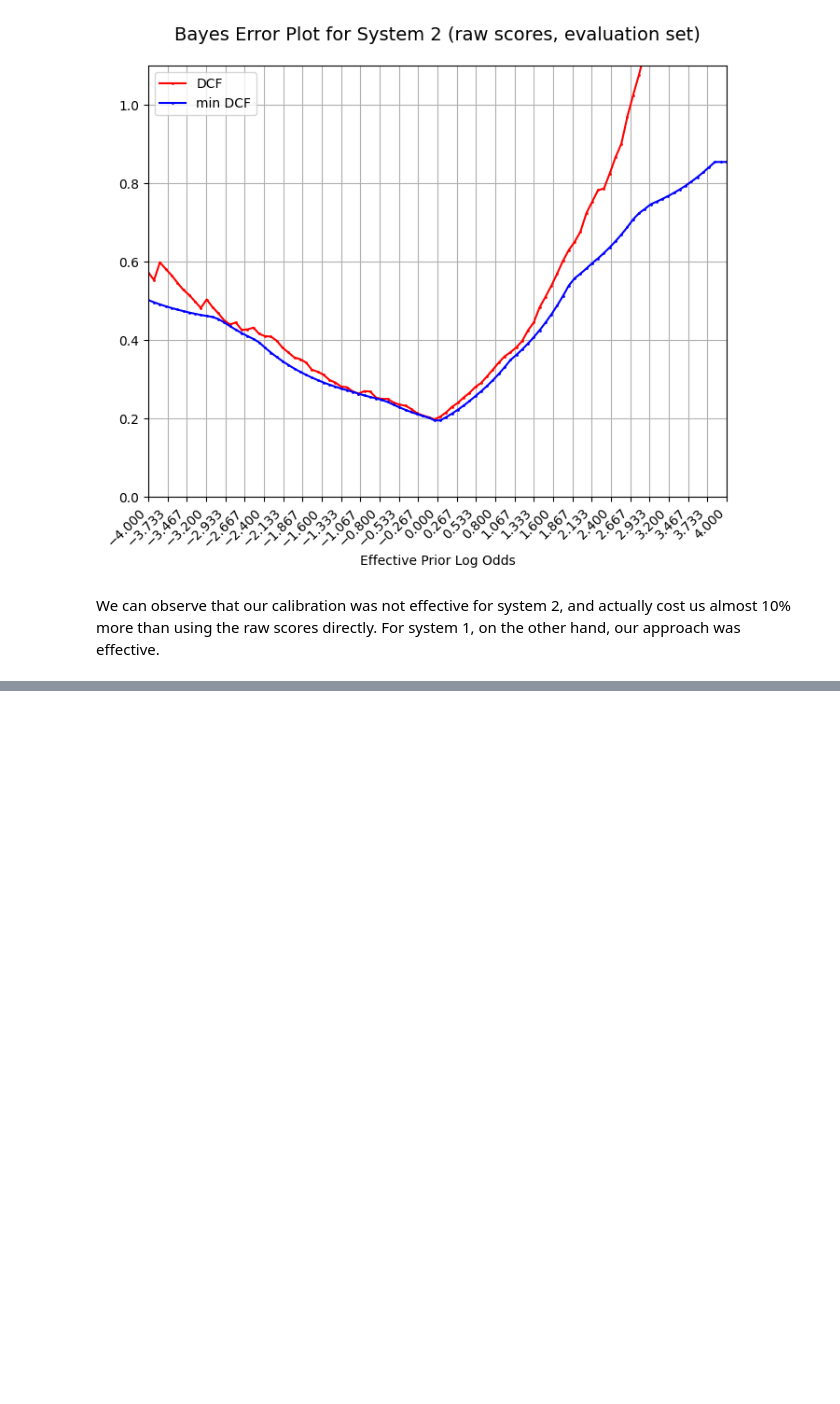
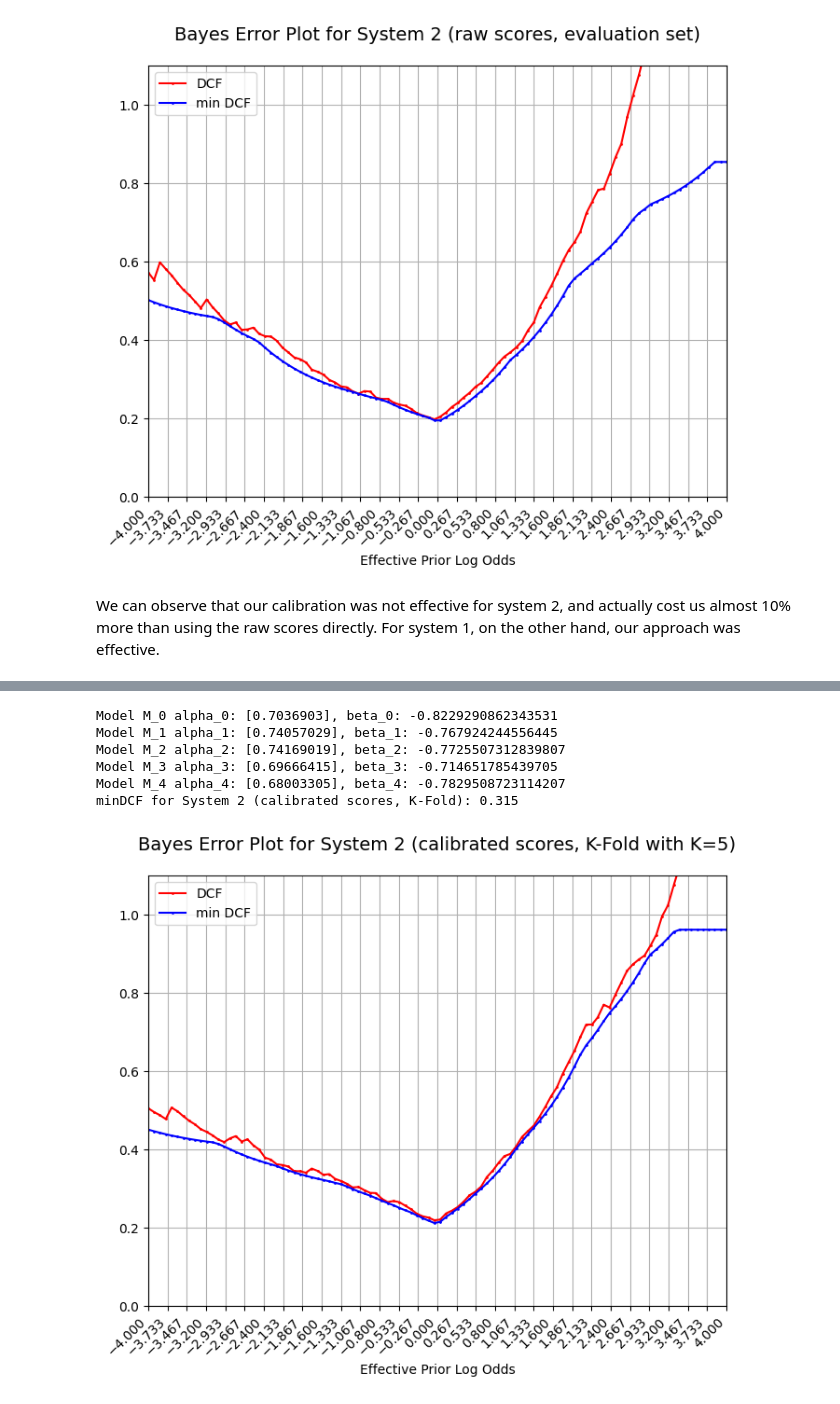
Before and after one commit to RiccardoRevalor/MachineLearningPatternRecognition, a Jupyter notebook: lab12_CalibrationFusion/cal_fusion.ipynb, the cells around one changed output, grey strips where cells are left out. Cells and saved outputs as stored; diff of their text form; code cells hidden in the pictures; blank space fills up the shorter version.

```diff
--- a/lab12_CalibrationFusion/cal_fusion.ipynb
+++ b/lab12_CalibrationFusion/cal_fusion.ipynb
@@ -263,0 +355,40 @@ using the raw scores directly. For system 1, on the other hand, our approach was
+# %%
+#SYSTEM 2 K FOLD
+calibrated_scores_sys_2 = []  # We will add to the list the scores computed for each fold
+labels_sys_2 = []  # We need to ensure that we keep the labels aligned with the scores. The simplest thing to do is to just extract each fold label and pool all the fold labels together in the same order as we pool the corresponding scores.
+for val_fold_idx in range(KFOLD):
+    #extract folds for scores_sys_2 and labels
+    SCAL, SVAL = extract_folds(scores_sys_2, val_fold_idx, KFOLD)
+    LCAL, LVAL = extract_folds(labels, val_fold_idx, KFOLD)
+    #reshape scores to 2-D arrays in order to feed them to the logistic regression model
+    SCAL_2D = vrow(SCAL)
+    SVAL_2D = vrow(SVAL)
+    #no regularitazion term, so lambda = l = 0
+    alpha_i, beta_i, _ = trainLogReg_PriorWeighted(SCAL_2D, LCAL, l = 0, manual_grad=True, PriorTrue=pT)
+    print(f"Model M_{val_fold_idx} alpha_{val_fold_idx}: {alpha_i}, beta_{val_fold_idx}: {beta_i}")
+    #now apply the model on the validation fold and save it
+    calibrated_SVAL = (alpha_i @ SVAL_2D + beta_i - priorLogOdds).ravel()  # ravel to go back to 1-D array
+    calibrated_scores_sys_2.append(calibrated_SVAL)
+    labels_sys_2.append(LVAL)
+
+#BUILD A FINAL MODEL M ON THE WHOLE DATASET, I.E. HAVING A FINAL SCORE RESULTED FROM COMBINING ALL THE SCORES
+#pool the scores and labels together
+#i.e. concatenate the scores and labels of each fold, to have a single array of scores and labels
+#each entry is related to a sample in the validation set
+#so, transform the list of arrays into a single array
+calibrated_scores_sys_2 = np.hstack(calibrated_scores_sys_2)
+labels_sys_2 = np.hstack(labels_sys_2)
+#evaluate the minDCF and DCF for the pooled scores
+minDCF_sys_2 = computeMinEmpiricalBayesRisk_Normalized(calibrated_scores_sys_2, labels_sys_2, pT, 1.0, 1.0)
+DCF_sys_2 = computeEmpiricalBayesRisk_Normalized(calibrated_scores_sys_2, labels_sys_2, pT, 1.0, 1.0)
+print(f"minDCF for System 2 (calibrated scores, K-Fold): {minDCF_sys_2:.3f}")
+#plot the bayes error plot for the pooled scores
+plotBayesErrorPlots(effPriorLogOdds, calibrated_scores_sys_2, labels_sys_2, title=f"Bayes Error Plot for System 2 (calibrated scores, K-Fold with K={KFOLD})")
+# %% [output]
+Model M_0 alpha_0: [0.7036903], beta_0: -0.8229290862343531
+Model M_1 alpha_1: [0.74057029], beta_1: -0.767924244556445
+Model M_2 alpha_2: [0.74169019], beta_2: -0.7725507312839807
+Model M_3 alpha_3: [0.69666415], beta_3: -0.714651785439705
+Model M_4 alpha_4: [0.68003305], beta_4: -0.7829508723114207
+minDCF for System 2 (calibrated scores, K-Fold): 0.315
+[figure, added]
```
Also changed, not shown: parts of 5 cells of this notebook.
